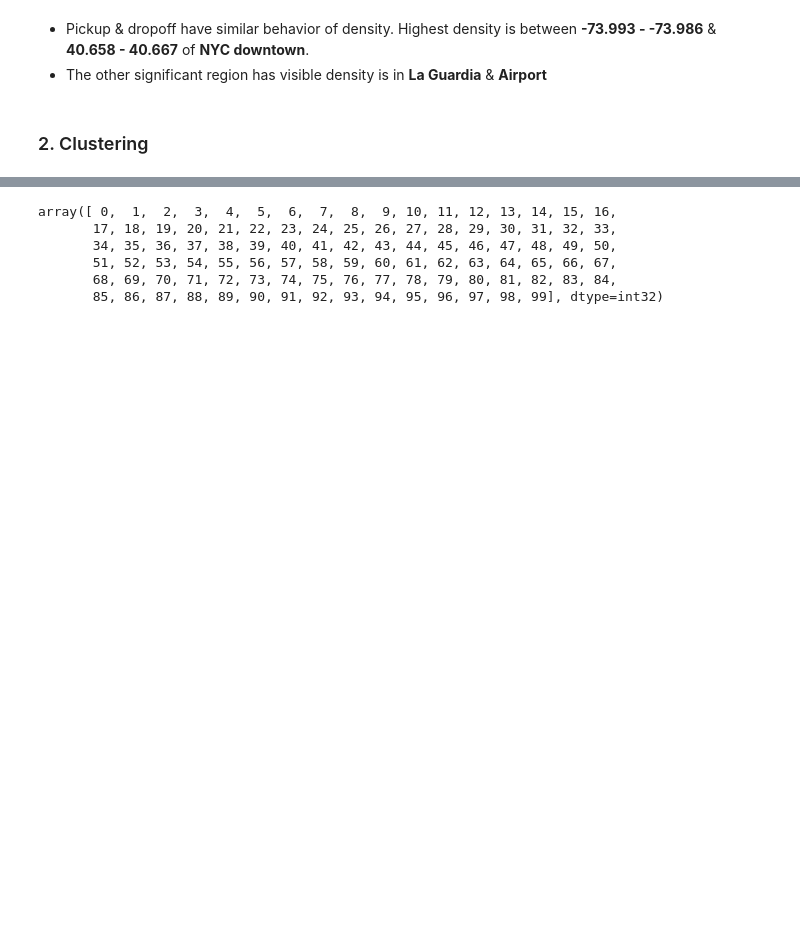
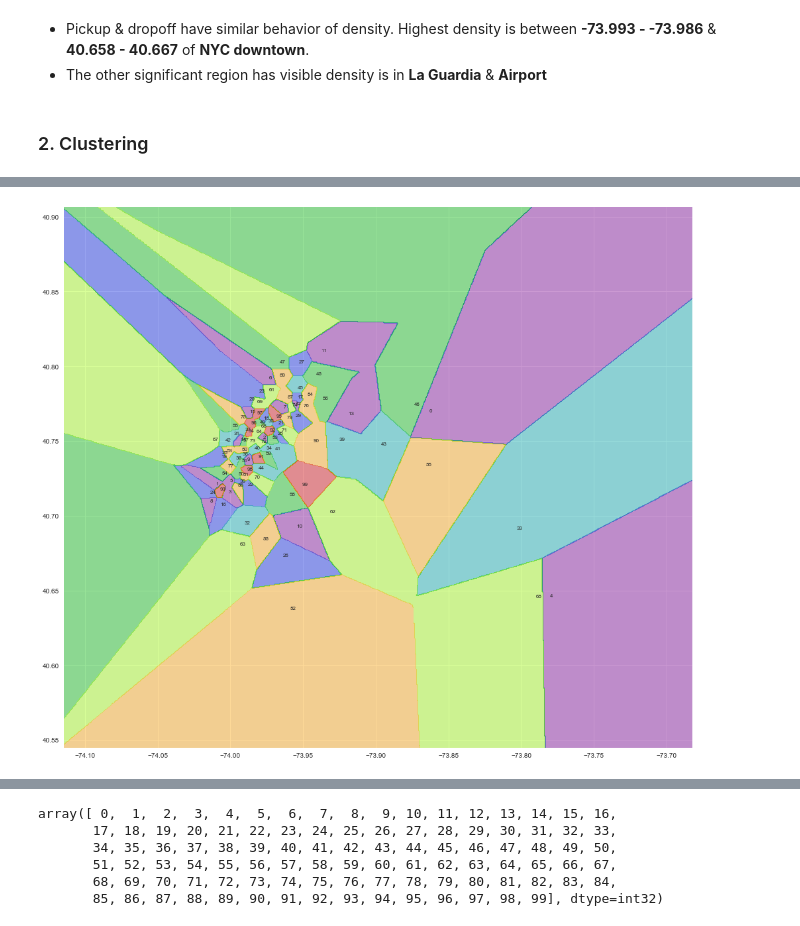
Before and after one commit to yennanliu/NYC_Taxi_Trip_Duration, a Jupyter notebook: notebook/EDA_jtsai_clustering.ipynb, the cells around one changed output, grey strips where cells are left out. Saved outputs shown, nothing was run; the diff lists cells and outputs as text; code cells hidden in the pictures; blank space fills up the shorter version.

```diff
--- a/notebook/EDA_jtsai_clustering.ipynb
+++ b/notebook/EDA_jtsai_clustering.ipynb
@@ -333,3 +341,0 @@ train_sample.head()
-# %%
-clusters = cluster_zone( train_sample )
-clusters.df.head()
@@ -356,0 +344,3 @@ print len(clusters.df), len(clusters.X)
+# %%
+cluster_pick = cluster_zone( pick_train )
+cluster_pick.kmeans(use_sample=len(pick_train), batch_size=30000, debug=True)
@@ -356,0 +349,3 @@ print len(clusters.df), len(clusters.X)
+# %%
+df_pick['zone']  = clusters.predict_df_column('kmeans', df_pick)
+df_pick.head()
@@ -356,0 +364,9 @@ print len(clusters.df), len(clusters.X)
+# %%
+df_ = select_region( df_pick, df_map )
+X, y = df_[['pickup_longitude', 'pickup_latitude']].values, df_['zone'].values
+
+plt.figure(figsize=(17,15))
+plot_decision_regions( X, y, cluster_pick.get_model('kmeans'), cmapn='nipy_spectral', resolution=0.0005 )
+plt.show()
+# %% [output]
+[figure, added]
```
Also changed, not shown: parts of 28 cells of this notebook, 1 other file.
